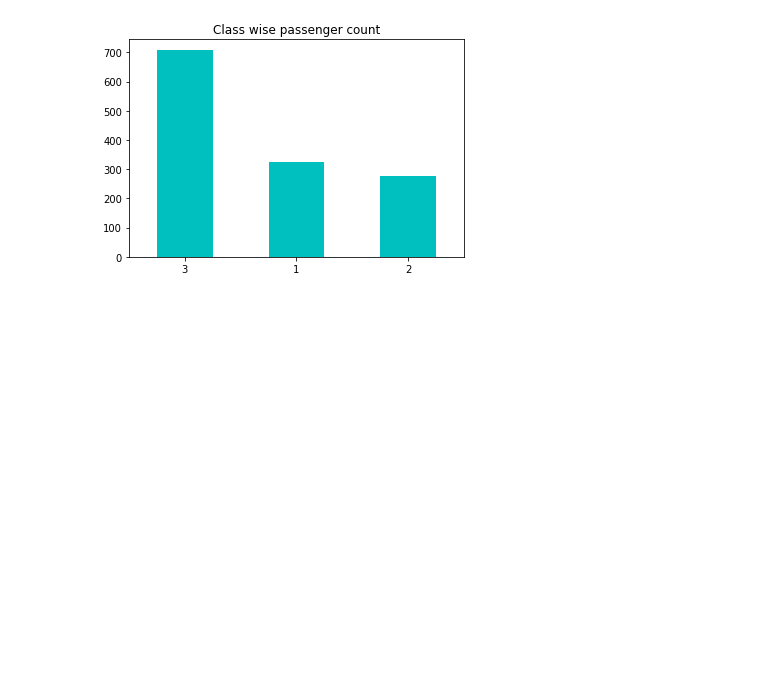
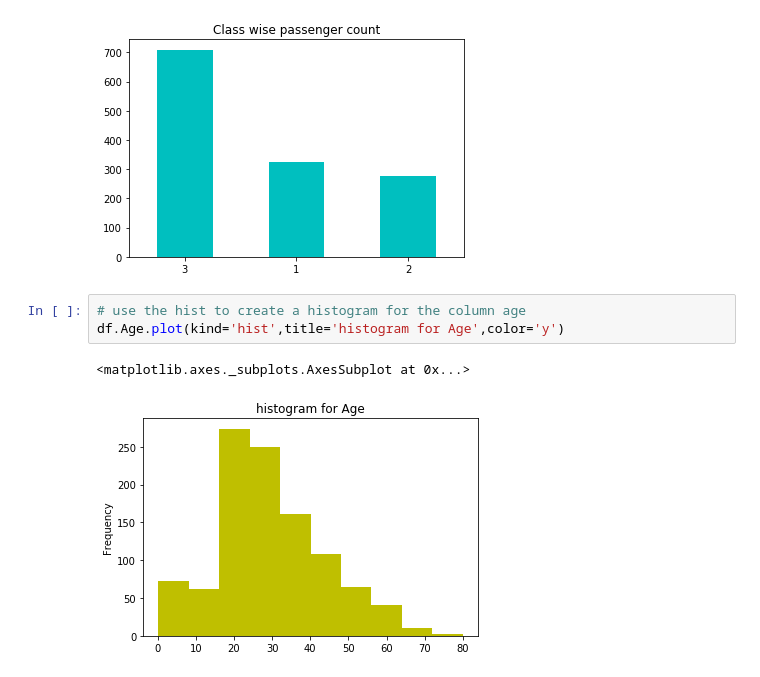
Before and after one commit to blessonj/titanic_project, a Jupyter notebook: notebooks/2.0-bj-exploring-processing-data.ipynb, the cells around one changed output. Saved outputs shown, nothing was run; the diff lists cells and outputs as text; blank space fills up the shorter version.

```diff
--- a/notebooks/2.0-bj-exploring-processing-data.ipynb
+++ b/notebooks/2.0-bj-exploring-processing-data.ipynb
@@ -384,3 +386,9 @@ df.Pclass.value_counts().plot(kind='bar')
 df.Pclass.value_counts().plot(kind='bar',rot=0,title='Class wise passenger count', color='c');
 # %% [output]
 [figure]
+# %%
+# use the hist to create a histogram for the column age
+df.Age.plot(kind='hist',title='histogram for Age',color='y')
+# %% [output]
+<matplotlib.axes._subplots.AxesSubplot at 0x...>
+[figure, added]
```
Also changed, not shown: parts of 35 cells of this notebook.
